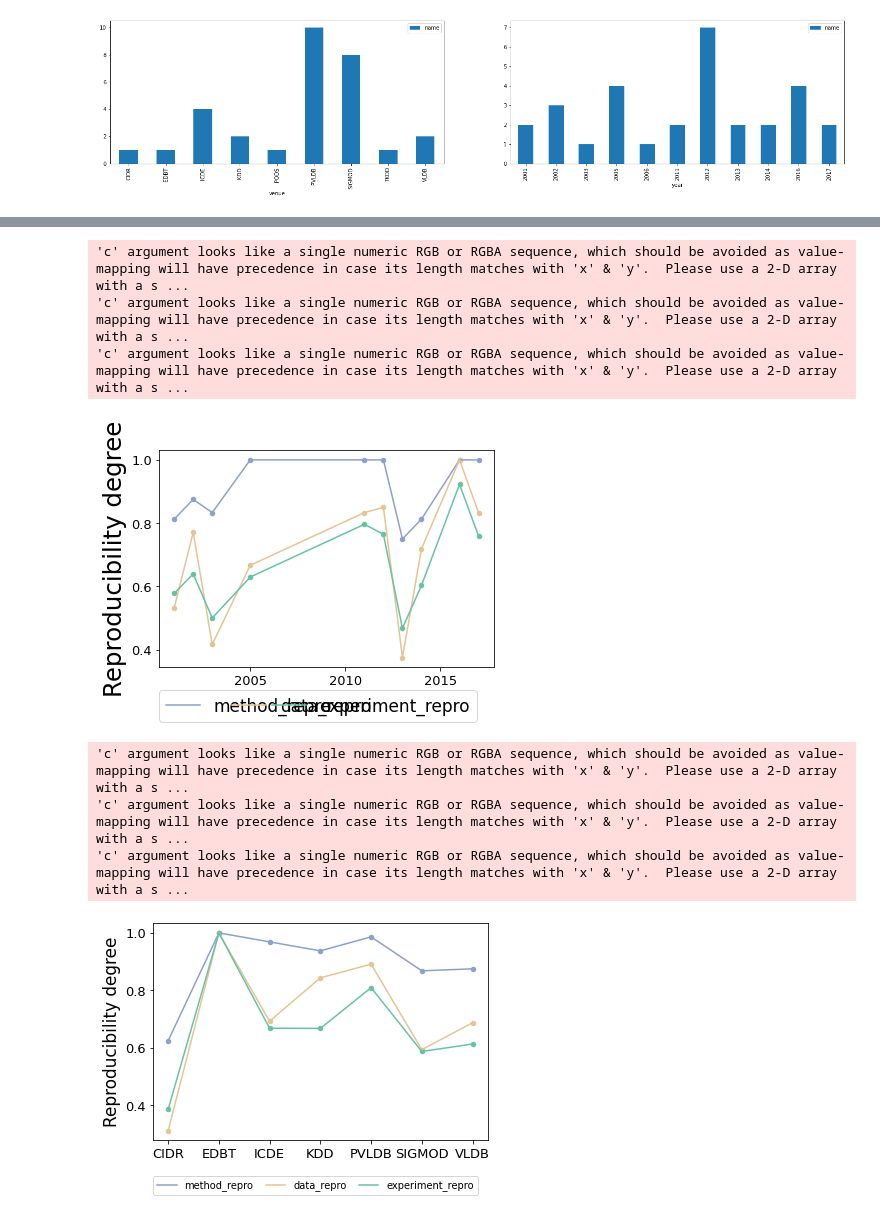
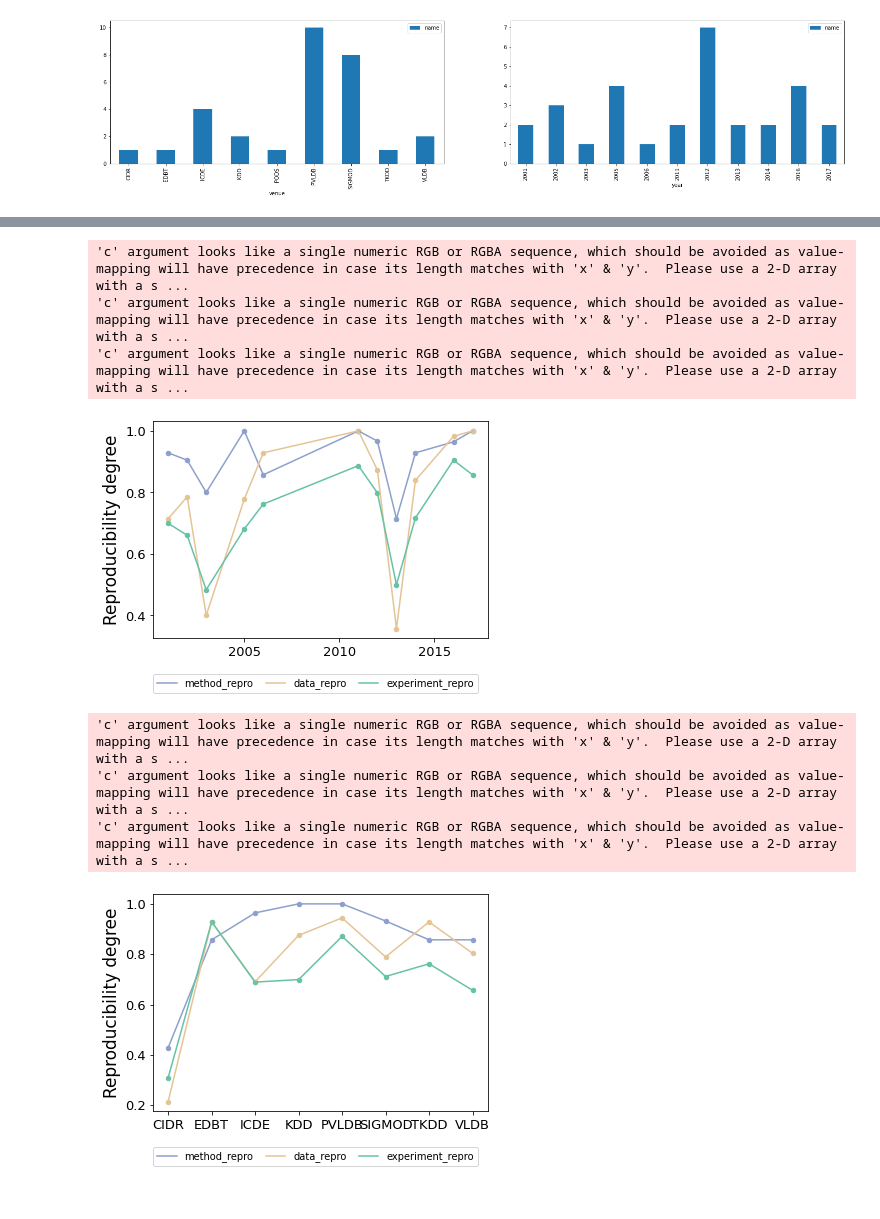
Before and after one commit to delftdata/reproducibility-matching-tasks, a Jupyter notebook: Process data.ipynb, the cells around one changed output, grey strips where cells are left out. Saved outputs shown, nothing was run; the diff lists cells and outputs as text; code cells hidden in the pictures.

```diff
--- a/Process data.ipynb
+++ b/Process data.ipynb
@@ -10,7 +10,7 @@ from matplotlib.cm import get_cmap
 from matplotlib.gridspec import GridSpec
 # %%
 url = 'https://docs.google.com/spreadsheets/d/1b3FXkZw8Vi5j9aCXeQElq08aSglCZ7A6AzHz_rPTU5U/edit#gid=1908014063'
-data_path = 'dataset2.csv'
+data_path = 'datasets/dataset4.csv'
 
 cmap = get_cmap('Set2')
 # %%
@@ -165,29 +165,29 @@ plt.savefig('plots/repro-boxplot-venue.pdf', dpi=300, bbox_inches='tight')
 # %%
 scatter_repro = df[['year', 'method_repro', 'data_repro',
                     'experiment_repro']].groupby('year').aggregate('mean').dropna().reset_index()
 # display(scatter_repro)
 
 ax1 = scatter_repro.plot.scatter(x='year', y='method_repro',  c=cmap(2))
 scatter_repro.plot.line(x='year', y='method_repro', ax=ax1, color=[cmap(2)])
 
 scatter_repro.plot(x='year', y='data_repro', kind='scatter', ax=ax1, c=cmap(6))
 scatter_repro.plot(x='year', y='data_repro', ax=ax1, color=[cmap(6)], fontsize=13)
 
 scatter_repro.plot.scatter(x='year', y='experiment_repro', ax=ax1, c=cmap(0))
 scatter_repro.plot.line(x='year', y='experiment_repro', ax=ax1, color=[cmap(0)])
 
 ax1.set_xlabel('')
-ax1.set_ylabel('Reproducibility degree', size='x-large')
+ax1.set_ylabel('Reproducibility degree', size='medium')
 
 h, l = ax1.get_legend_handles_labels()
-ax1.legend(h, l, loc=(0, -0.25), ncol=3, fontsize='medium', mode='expand')
+ax1.legend(h, l, loc=(0, -0.25), ncol=3, fontsize='xx-small', mode='expand')
 
 plt.savefig('plots/repro-scatterplot.pdf', dpi=300, bbox_inches='tight')
 # %% [output]
 'c' argument looks like a single numeric RGB or RGBA sequence, which should be avoided as value-mapping will have precedence in case its length matches with 'x' & 'y'.  Please use a 2-D array with a s ...
 'c' argument looks like a single numeric RGB or RGBA sequence, which should be avoided as value-mapping will have precedence in case its length matches with 'x' & 'y'.  Please use a 2-D array with a s ...
 'c' argument looks like a single numeric RGB or RGBA sequence, which should be avoided as value-mapping will have precedence in case its length matches with 'x' & 'y'.  Please use a 2-D array with a s ...
-[figure, old version]
+[figure, new version]
 # %%
 scatter_repro_venue = df[['venue', 'method_repro', 'data_repro',
                     'experiment_repro']].groupby('venue').aggregate('mean').dropna().reset_index()
@@ -213,7 +213,7 @@ plt.savefig('plots/repro-scatterplot-venue.pdf', dpi=300, bbox_inches='tight')
 'c' argument looks like a single numeric RGB or RGBA sequence, which should be avoided as value-mapping will have precedence in case its length matches with 'x' & 'y'.  Please use a 2-D array with a s ...
 'c' argument looks like a single numeric RGB or RGBA sequence, which should be avoided as value-mapping will have precedence in case its length matches with 'x' & 'y'.  Please use a 2-D array with a s ...
 'c' argument looks like a single numeric RGB or RGBA sequence, which should be avoided as value-mapping will have precedence in case its length matches with 'x' & 'y'.  Please use a 2-D array with a s ...
-[figure, old version]
+[figure, new version]
 # %%
 fig, axs = plt.subplots(2, 1, figsize=(7, 7))
 fig.tight_layout(pad=2.0)
```
Also changed, not shown: parts of 11 cells of this notebook, 12 other files.
